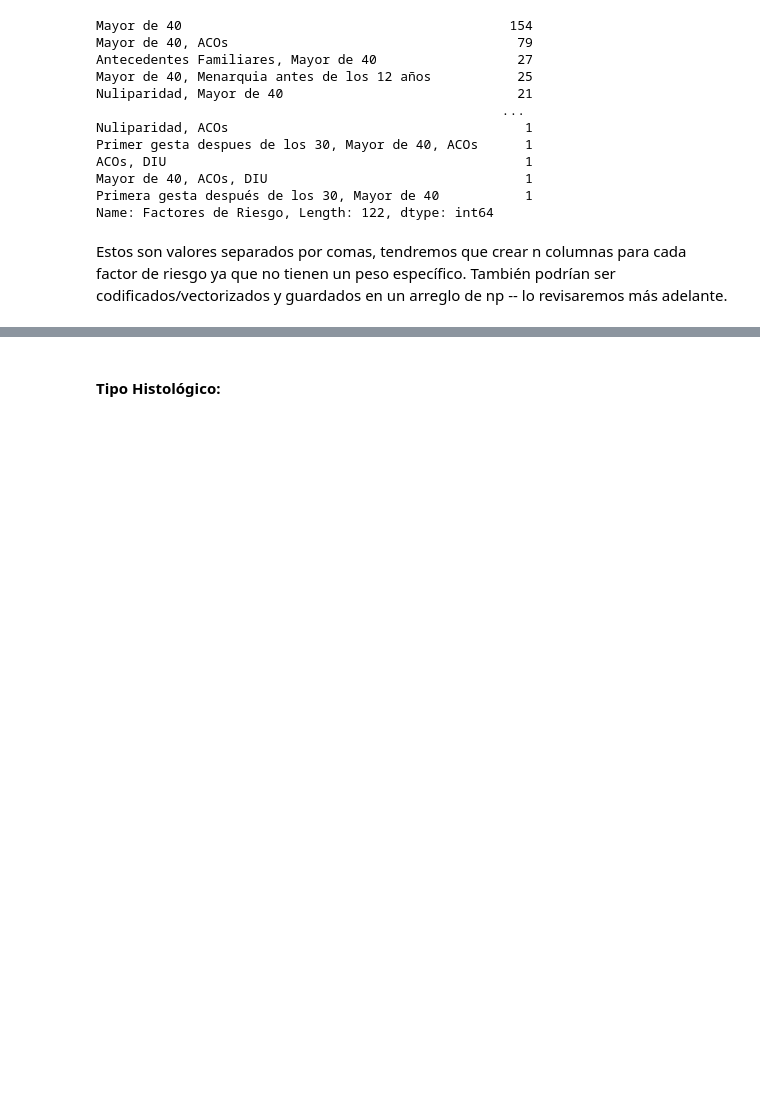
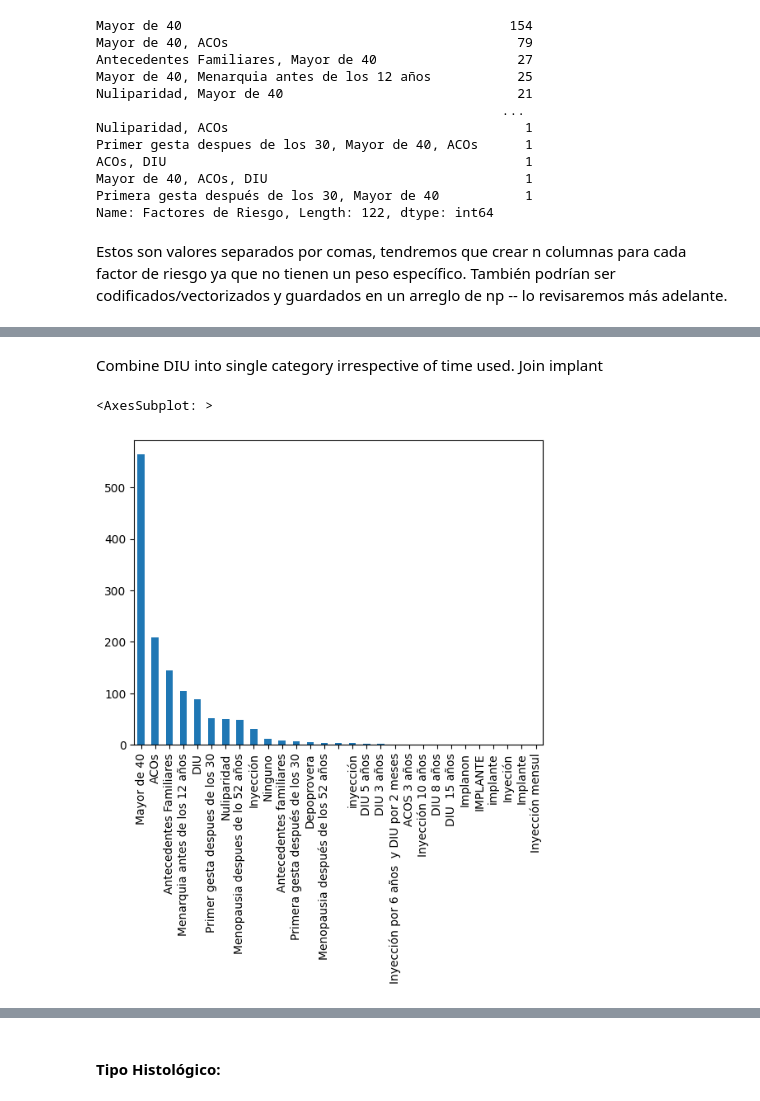
Before and after one commit to slesageq/Survivor_Analysis, a Jupyter notebook: analysis.ipynb, the cells around one changed output, grey strips where cells are left out. Drawn from its saved outputs; the diff is of its cells as text; code cells hidden in the pictures; blank space fills up the shorter version.

```diff
--- a/analysis.ipynb
+++ b/analysis.ipynb
@@ -239,0 +264,7 @@ Name: Número de FR, dtype: int64
+# %% [markdown]
+Combine DIU into single category irrespective of time used. Join implant
+# %%
+df_exploded['Factores de Riesgo'].value_counts().plot(kind='bar')
+# %% [output]
+<AxesSubplot: >
+[figure, added]
```
Also changed, not shown: parts of 15 cells of this notebook.
